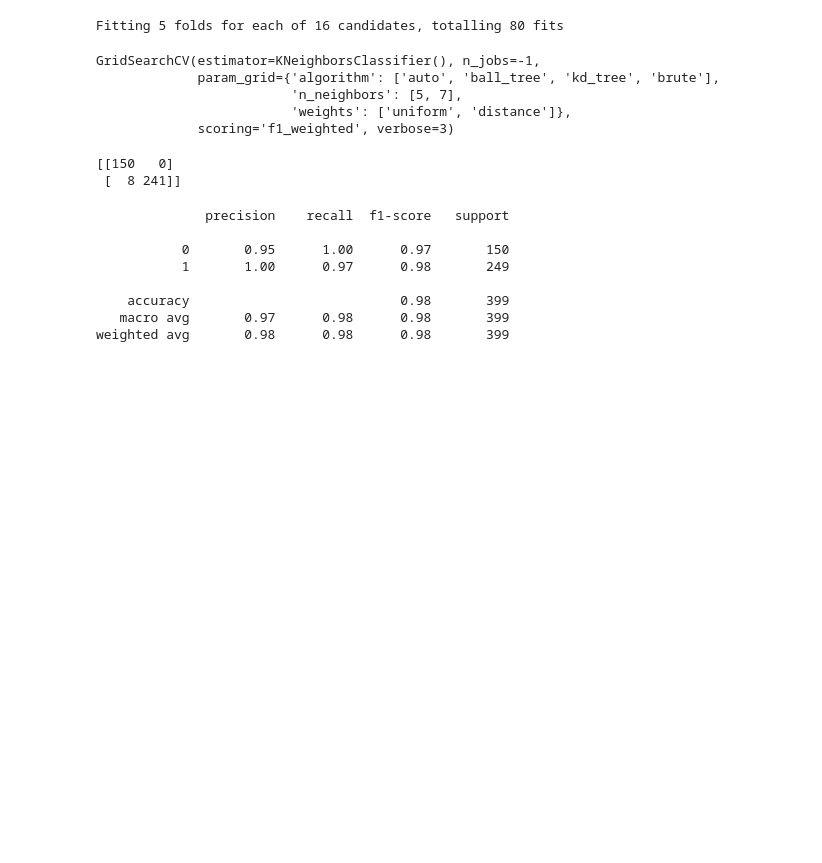
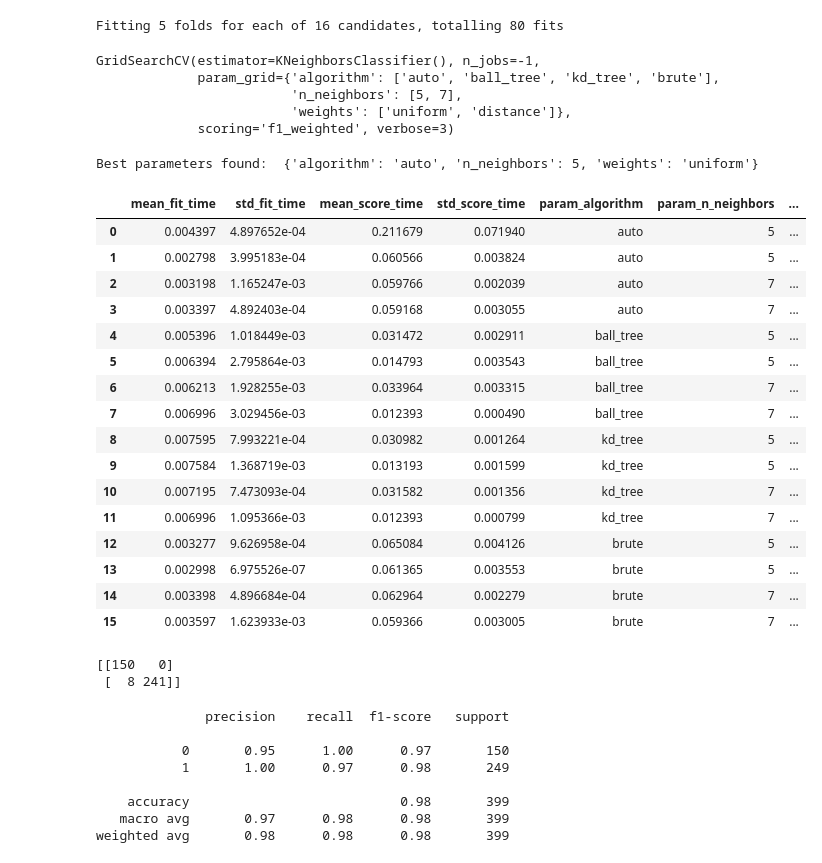
Before and after one commit to TamilPrabaharan/GenAI-Machine-Learning, a Jupyter notebook: MachineLearning_Classification/3.ML Classification - GridSearchCV - Chronic Kidney Disease Dataset/5.K Nearest Neighbor Classification.ipynb, the cells around one changed output. Cells and saved outputs as stored; diff of their text form; code cells hidden in the pictures; blank space fills up the shorter version.

```diff
--- a/MachineLearning_Classification/3.ML Classification - GridSearchCV - Chronic Kidney Disease Dataset/5.K Nearest Neighbor Classification.ipynb
+++ b/MachineLearning_Classification/3.ML Classification - GridSearchCV - Chronic Kidney Disease Dataset/5.K Nearest Neighbor Classification.ipynb
@@ -51,7 +51,30 @@ GridSearchCV(estimator=KNeighborsClassifier(), n_jobs=-1,
                          'n_neighbors': [5, 7],
                          'weights': ['uniform', 'distance']},
              scoring='f1_weighted', verbose=3)
+# %%
+print("Best parameters found: ", grid.best_params_)
+# %% [output]
+Best parameters found:  {'algorithm': 'auto', 'n_neighbors': 5, 'weights': 'uniform'}
 # %%
 re=grid.cv_results_
 
-grid_predictions = grid.predict(indep)
+table=pd.DataFrame.from_dict(re)
+table
+# %% [output]
+|  | mean_fit_time | std_fit_time | mean_score_time | std_score_time | param_algorithm | param_n_neighbors | ... |
+| 0 | 0.004397 | 4.897652e-04 | 0.211679 | 0.071940 | auto | 5 | ... |
+| 1 | 0.002798 | 3.995183e-04 | 0.060566 | 0.003824 | auto | 5 | ... |
+| 2 | 0.003198 | 1.165247e-03 | 0.059766 | 0.002039 | auto | 7 | ... |
+| 3 | 0.003397 | 4.892403e-04 | 0.059168 | 0.003055 | auto | 7 | ... |
+| 4 | 0.005396 | 1.018449e-03 | 0.031472 | 0.002911 | ball_tree | 5 | ... |
+| 5 | 0.006394 | 2.795864e-03 | 0.014793 | 0.003543 | ball_tree | 5 | ... |
+| 6 | 0.006213 | 1.928255e-03 | 0.033964 | 0.003315 | ball_tree | 7 | ... |
+| 7 | 0.006996 | 3.029456e-03 | 0.012393 | 0.000490 | ball_tree | 7 | ... |
+| 8 | 0.007595 | 7.993221e-04 | 0.030982 | 0.001264 | kd_tree | 5 | ... |
+| 9 | 0.007584 | 1.368719e-03 | 0.013193 | 0.001599 | kd_tree | 5 | ... |
+| 10 | 0.007195 | 7.473093e-04 | 0.031582 | 0.001356 | kd_tree | 7 | ... |
+| 11 | 0.006996 | 1.095366e-03 | 0.012393 | 0.000799 | kd_tree | 7 | ... |
+| 12 | 0.003277 | 9.626958e-04 | 0.065084 | 0.004126 | brute | 5 | ... |
+| 13 | 0.002998 | 6.975526e-07 | 0.061365 | 0.003553 | brute | 5 | ... |
+| 14 | 0.003398 | 4.896684e-04 | 0.062964 | 0.002279 | brute | 7 | ... |
+| 15 | 0.003597 | 1.623933e-03 | 0.059366 | 0.003005 | brute | 7 | ... |
```
Also changed, not shown: parts of 1 cell of this notebook, 13 other files.
